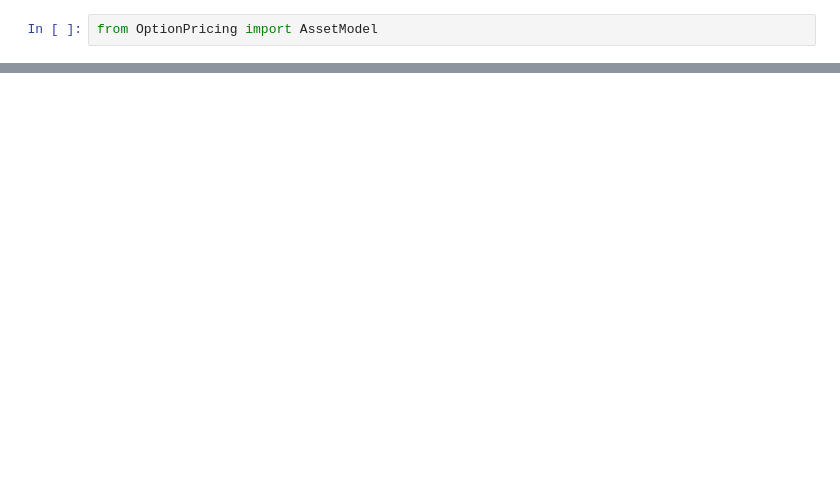
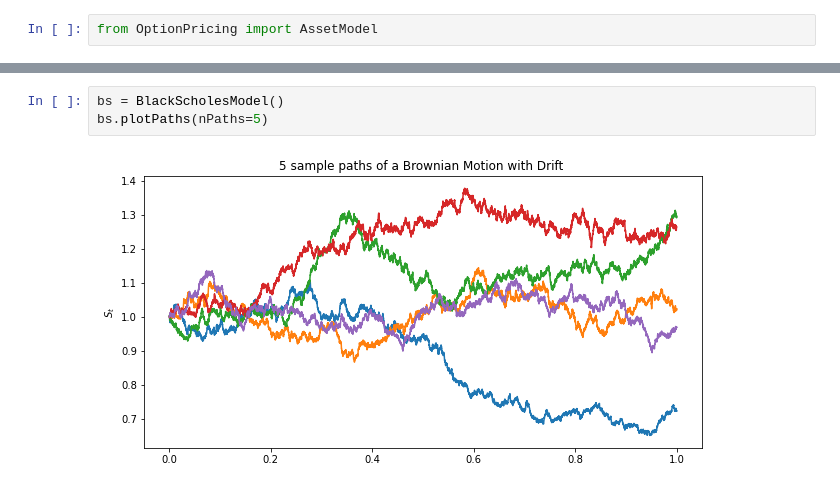
Before and after one commit to oliverweber1/Neural-Network-Option-Pricing-Master-Thesis, a Jupyter notebook: Code/Playground.ipynb, the cells around one changed output, grey strips where cells are left out. Drawn from its saved outputs; the diff is of its cells as text; blank space fills up the shorter version.

```diff
--- a/Code/Playground.ipynb
+++ b/Code/Playground.ipynb
@@ -48,0 +50,5 @@ merton.name
+# %%
+bs = BlackScholesModel()
+bs.plotPaths(nPaths=5)
+# %% [output]
+[figure, added]
```
Also changed, not shown: parts of 10 cells of this notebook, 2 other files.
